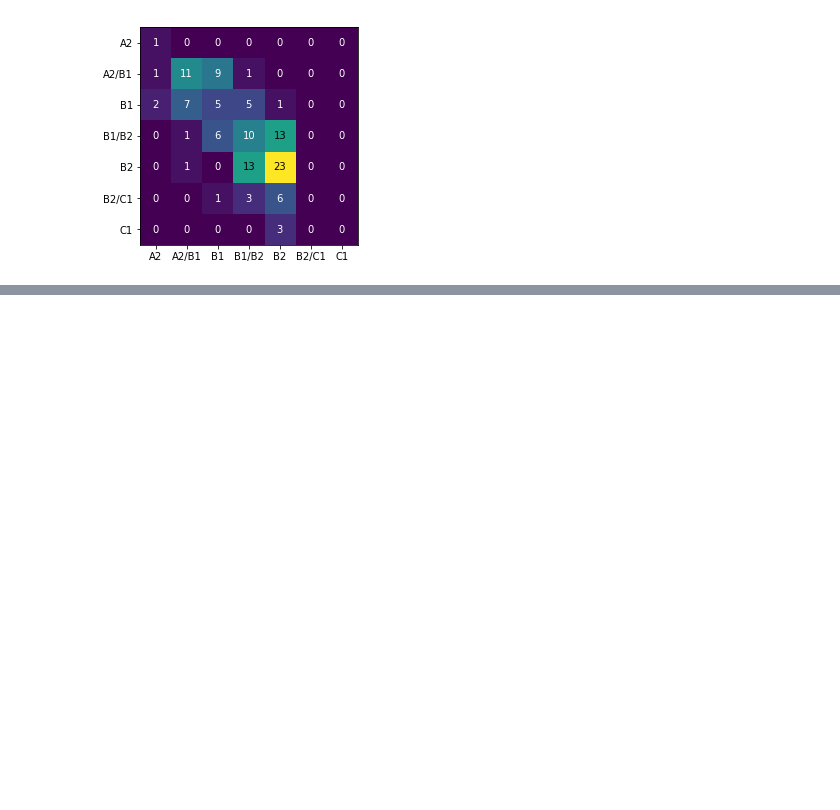
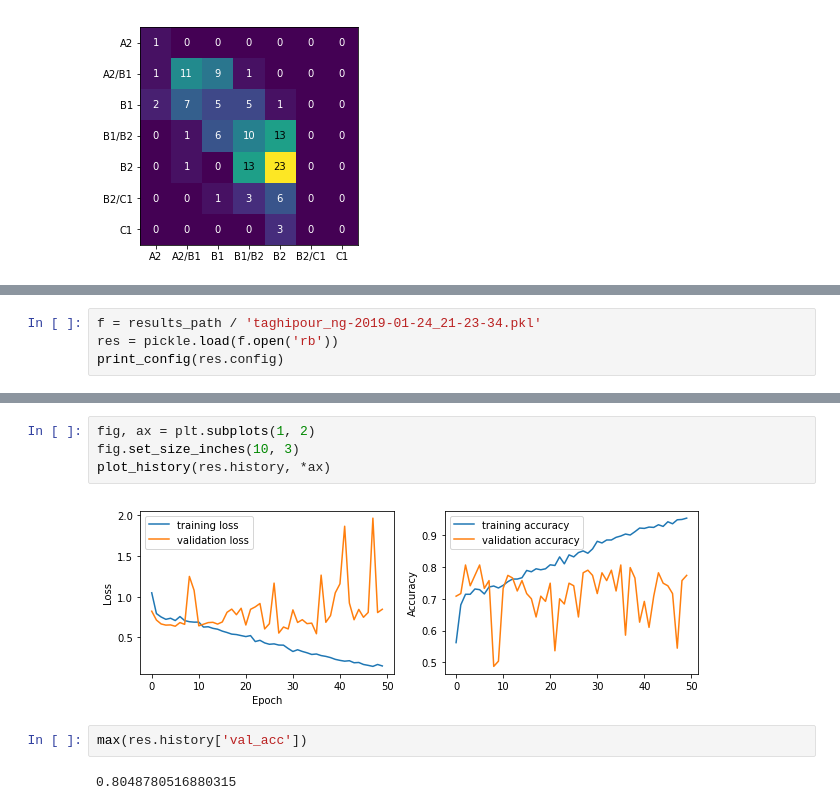
Before and after one commit to PhyloStar/NorskASK, a Jupyter notebook: notebooks/Collect results.ipynb, the cells around one changed output, grey strips where cells are left out. Cells and saved outputs as stored; diff of their text form; blank space fills up the shorter version.

Commit message:
pretrain results in notebook

```diff
--- a/notebooks/Collect results.ipynb
+++ b/notebooks/Collect results.ipynb
@@ -113,0 +116,4 @@ avg / total       0.37      0.41      0.38       123
+# %%
+f = results_path / 'taghipour_ng-2019-01-24_21-23-34.pkl'
+res = pickle.load(f.open('rb'))
+print_config(res.config)
@@ -113,0 +133,10 @@ avg / total       0.37      0.41      0.38       123
+# %%
+fig, ax = plt.subplots(1, 2)
+fig.set_size_inches(10, 3)
+plot_history(res.history, *ax)
+# %% [output]
+[figure, added]
+# %%
+max(res.history['val_acc'])
+# %% [output]
+0.8048780516880315
```
Also changed, not shown: parts of 10 cells of this notebook.
